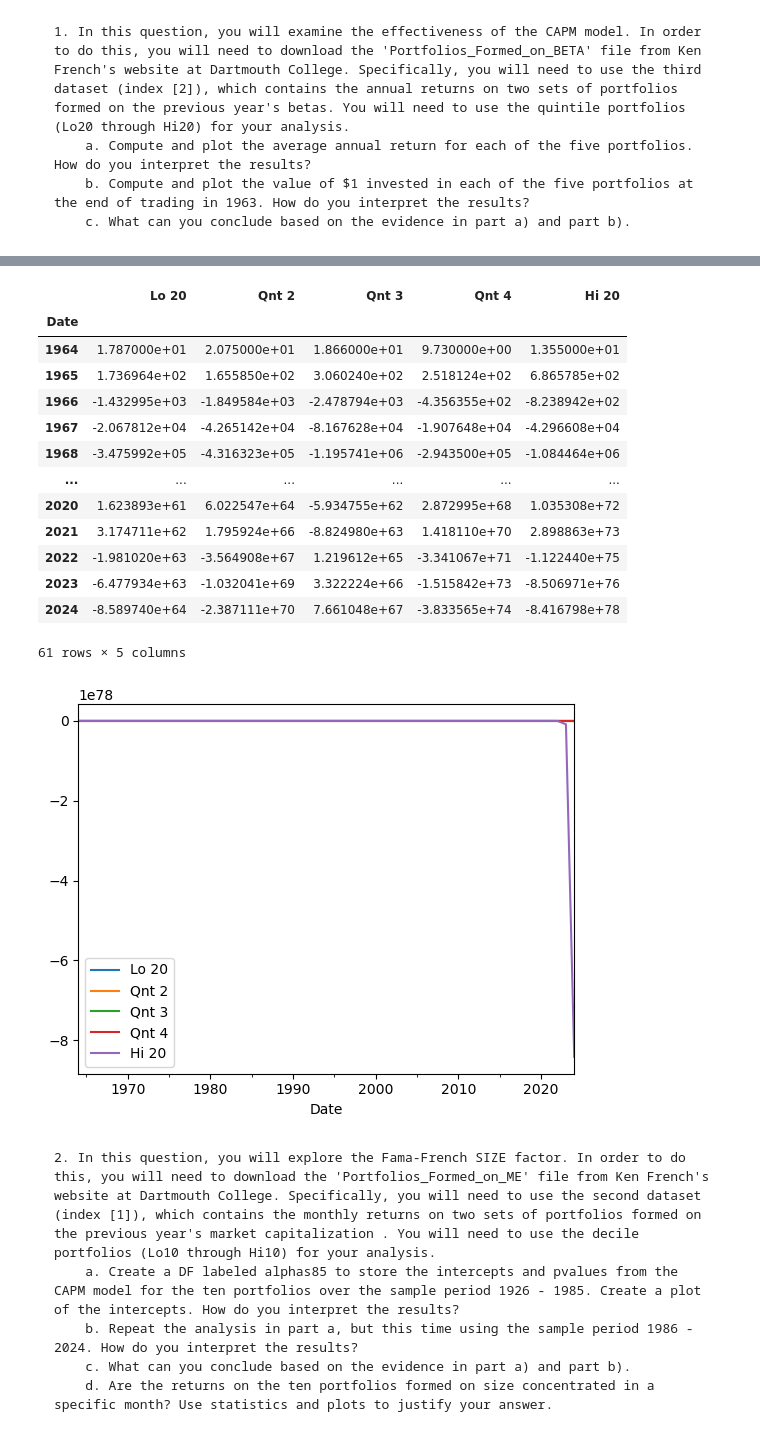
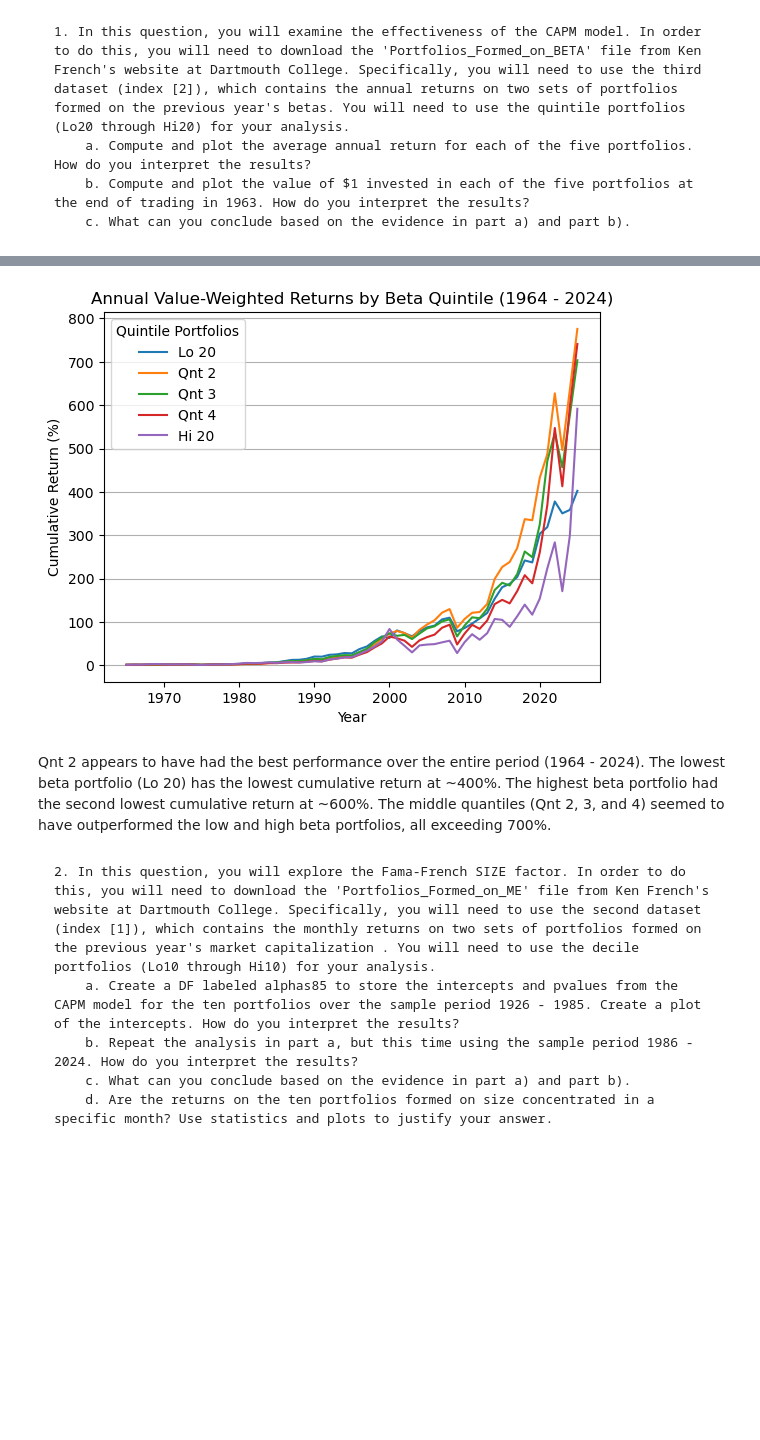
Before and after one commit to mmikanguyen/fina4335project02, a Jupyter notebook: Project2_Template.ipynb, the cells around one changed output, grey strips where cells are left out. Drawn from its saved outputs; the diff is of its cells as text; code cells hidden in the pictures; blank space fills up the shorter version.

```diff
--- a/Project2_Template.ipynb
+++ b/Project2_Template.ipynb
@@ -48,25 +55,21 @@ plt.xlabel("Year");
 # %%
 data1963 = port_beta.fillna(0).loc['1963':]
-
-cumulative_value = (1 + data1963).cumprod()
-cumulative_value.plot()
-cumulative_value
+data1963.index = data1963.index.to_timestamp()
+data1963=data1963.resample('YE').last()
+data1963=data1963.div(100)
+inv_value = (1 + data1963).cumprod()
-# %% [output]
-|  | Lo 20 | Qnt 2 | Qnt 3 | Qnt 4 | Hi 20 |
-| Date |  |  |  |  |  |
-| 1964 | 1.787000e+01 | 2.075000e+01 | 1.866000e+01 | 9.730000e+00 | 1.355000e+01 |
-| 1965 | 1.736964e+02 | 1.655850e+02 | 3.060240e+02 | 2.518124e+02 | 6.865785e+02 |
-| 1966 | -1.432995e+03 | -1.849584e+03 | -2.478794e+03 | -4.356355e+02 | -8.238942e+02 |
-| 1967 | -2.067812e+04 | -4.265142e+04 | -8.167628e+04 | -1.907648e+04 | -4.296608e+04 |
-| 1968 | -3.475992e+05 | -4.316323e+05 | -1.195741e+06 | -2.943500e+05 | -1.084464e+06 |
-| ... | ... | ... | ... | ... | ... |
-| 2020 | 1.623893e+61 | 6.022547e+64 | -5.934755e+62 | 2.872995e+68 | 1.035308e+72 |
-| 2021 | 3.174711e+62 | 1.795924e+66 | -8.824980e+63 | 1.418110e+70 | 2.898863e+73 |
-| 2022 | -1.981020e+63 | -3.564908e+67 | 1.219612e+65 | -3.341067e+71 | -1.122440e+75 |
-| 2023 | -6.477934e+63 | -1.032041e+69 | 3.322224e+66 | -1.515842e+73 | -8.506971e+76 |
-| 2024 | -8.589740e+64 | -2.387111e+70 | 7.661048e+67 | -3.833565e+74 | -8.416798e+78 |
-61 rows × 5 columns
-[figure, removed]
+# %%
+sns.lineplot(data=inv_value, dashes=False)
+plt.title("Annual Value-Weighted Returns by Beta Quintile (1964 - 2024)")
+plt.xlabel("Year")
+plt.ylabel("Cumulative Return (%)")
+plt.grid(axis='y')
+plt.legend(title="Quintile Portfolios")
+plt.show()
+# %% [output]
+[figure, added]
+# %% [markdown]
+Qnt 2 appears to have had the best performance over the entire period (1964 - 2024). The lowest beta portfolio (Lo 20) has the lowest cumulative return at ~400%. The highest beta portfolio had the second lowest cumulative return at ~600%. The middle quantiles (Qnt 2, 3, and 4) seemed to have outperformed the low and high beta portfolios, all exceeding 700%.
 # %% [markdown]
     2. In this question, you will explore the Fama-French SIZE factor. In order to do this, you will need to download the 'Portfolios_Formed_on_ME' file from Ken French's website at Dartmouth College. Specifically, you will need to use the second dataset (index [1]), which contains the monthly returns on two sets of portfolios formed on the previous year's market capitalization . You will need to use the decile portfolios (Lo10 through Hi10) for your analysis.
         a. Create a DF labeled alphas85 to store the intercepts and pvalues from the CAPM model for the ten portfolios over the sample period 1926 - 1985. Create a plot of the intercepts. How do you interpret the results?
```
Also changed, not shown: parts of 19 cells of this notebook.
